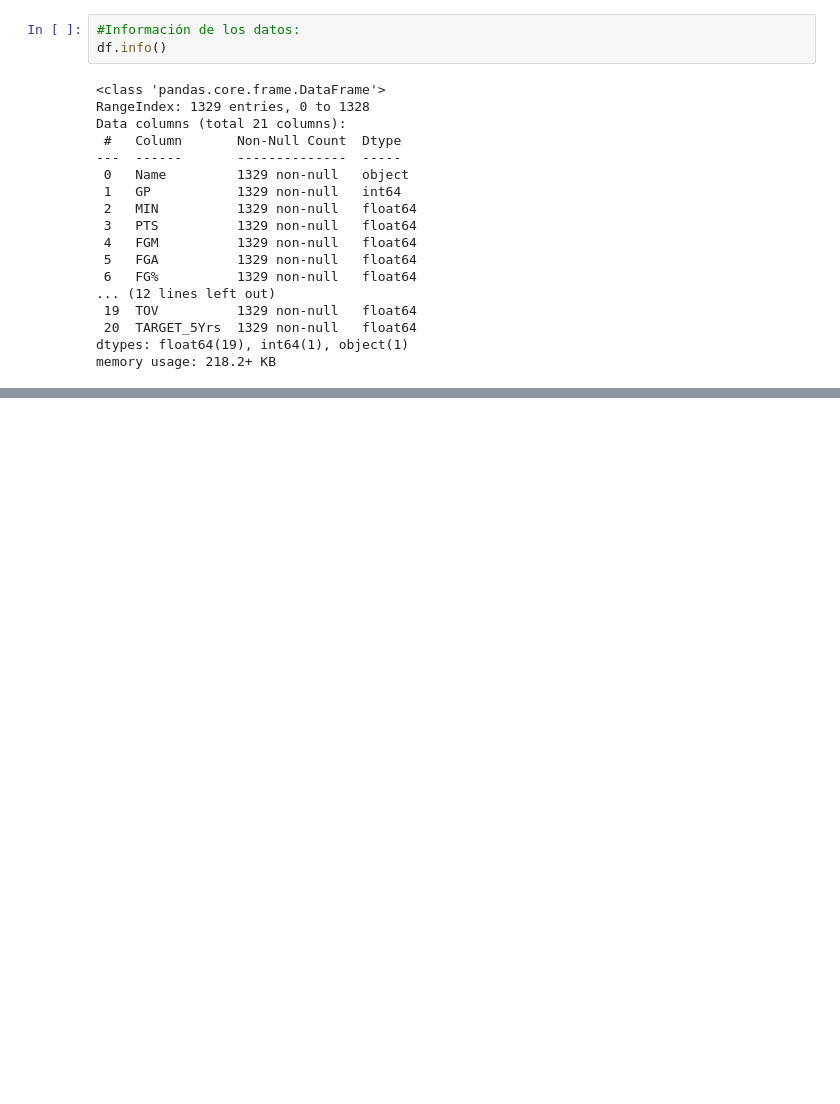
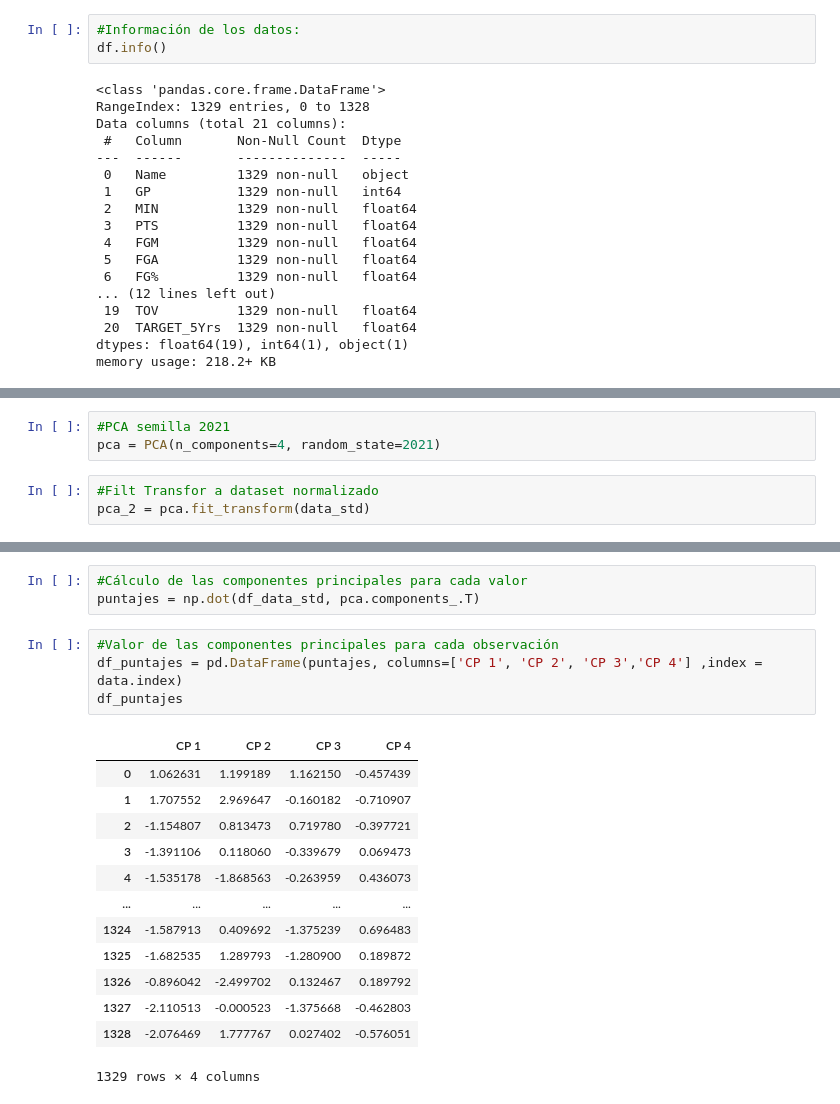
Before and after one commit to VicenteRuiz1/Ciencia-de-Datos, a Jupyter notebook: ExamenFinal.ipynb, the cells around one changed output, grey strips where cells are left out. Cells and saved outputs as stored; diff of their text form; blank space fills up the shorter version.

```diff
--- a/ExamenFinal.ipynb
+++ b/ExamenFinal.ipynb
@@ -55,0 +306,6 @@ df.describe()
+# %%
+#PCA semilla 2021
+pca = PCA(n_components=4, random_state=2021)
+# %%
+#Filt Transfor a dataset normalizado
+pca_2 = pca.fit_transform(data_std)
@@ -55,0 +333,21 @@ df.describe()
+# %%
+#Cálculo de las componentes principales para cada valor
+puntajes = np.dot(df_data_std, pca.components_.T)
+# %%
+#Valor de las componentes principales para cada observación
+df_puntajes = pd.DataFrame(puntajes, columns=['CP 1', 'CP 2', 'CP 3','CP 4'] ,index = data.index)
+df_puntajes
+# %% [output]
+|  | CP 1 | CP 2 | CP 3 | CP 4 |
+| 0 | 1.062631 | 1.199189 | 1.162150 | -0.457439 |
+| 1 | 1.707552 | 2.969647 | -0.160182 | -0.710907 |
+| 2 | -1.154807 | 0.813473 | 0.719780 | -0.397721 |
+| 3 | -1.391106 | 0.118060 | -0.339679 | 0.069473 |
+| 4 | -1.535178 | -1.868563 | -0.263959 | 0.436073 |
+| ... | ... | ... | ... | ... |
+| 1324 | -1.587913 | 0.409692 | -1.375239 | 0.696483 |
+| 1325 | -1.682535 | 1.289793 | -1.280900 | 0.189872 |
+| 1326 | -0.896042 | -2.499702 | 0.132467 | 0.189792 |
+| 1327 | -2.110513 | -0.000523 | -1.375668 | -0.462803 |
+| 1328 | -2.076469 | 1.777767 | 0.027402 | -0.576051 |
+1329 rows × 4 columns
```
Also changed, not shown: parts of 25 cells of this notebook, 1 other file.
